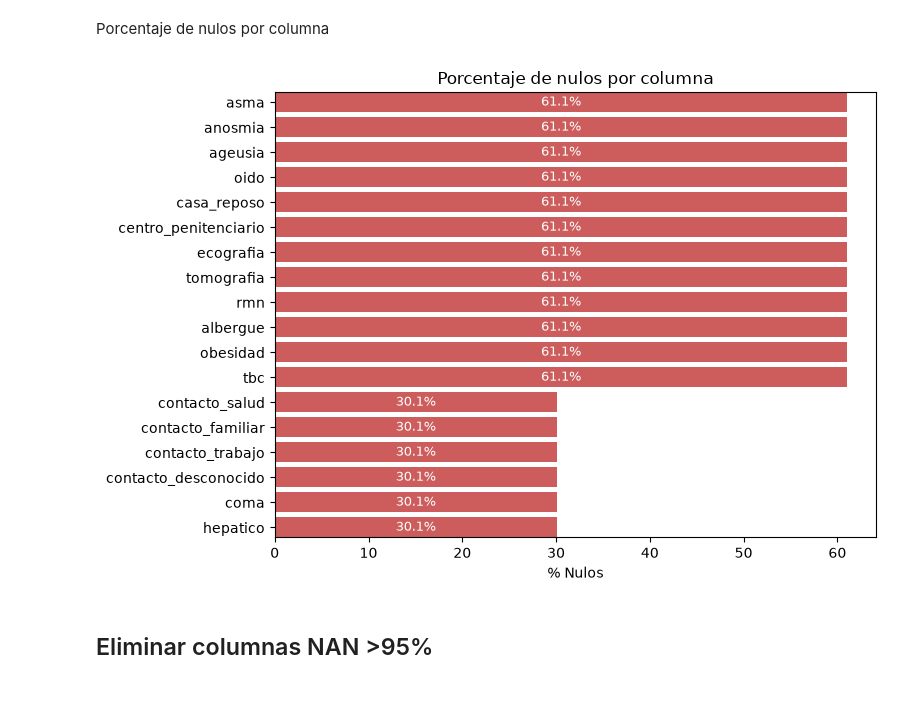
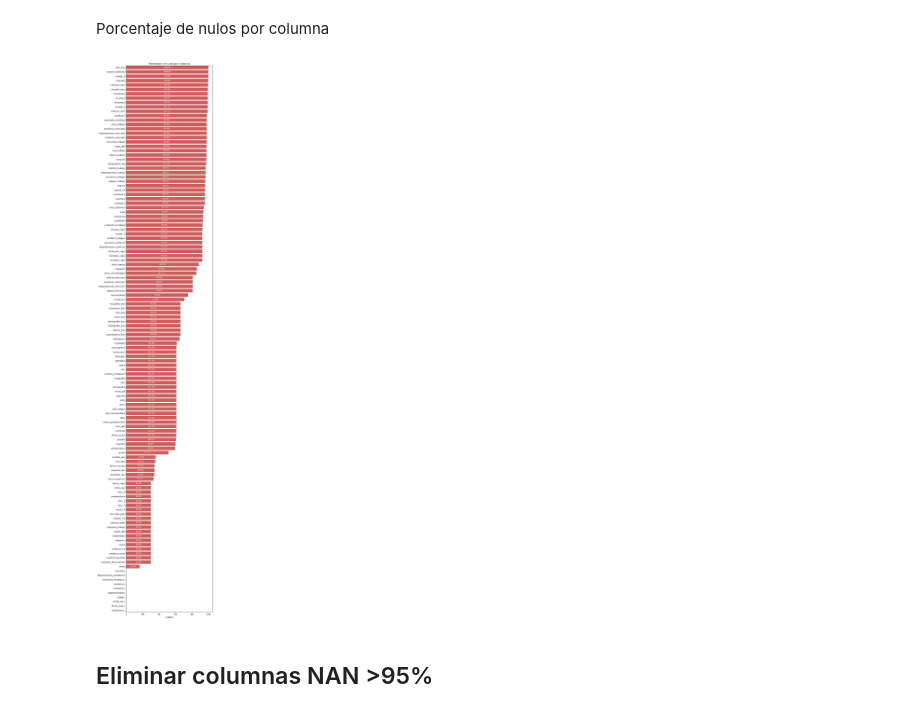
Before and after one commit to mjtemdark/cov19ml, a Jupyter notebook: Trabajo2_ML.ipynb, the cells around one changed output. Saved outputs shown, nothing was run; the diff lists cells and outputs as text; code cells hidden in the pictures.

```diff
--- a/Trabajo2_ML.ipynb
+++ b/Trabajo2_ML.ipynb
@@ -42,34 +57,34 @@ dfini.head(5)
 Porcentaje de nulos por columna
 # %%
 
-missing_pct = (df.isna().sum() / len(df) * 100).sort_values(ascending=False)
+missing_pct = (dfini.isna().sum() / len(dfini) * 100).sort_values(ascending=False)
 missing_pct = missing_pct[missing_pct > 0]
 
 plt.figure(figsize=(8, max(4, len(missing_pct) * 0.3)))
 bars = plt.barh(missing_pct.index, missing_pct.values, color='indianred')
 plt.xlabel('% Nulos')
 plt.title('Porcentaje de nulos por columna')
 plt.gca().invert_yaxis()
 
 plt.margins(y=0)
 
 # add labels centered inside each bar
 for bar in bars:
     width = bar.get_width()
     plt.text(
         width / 2,  # horizontal center of the bar
         bar.get_y() + bar.get_height() / 2,  # vertical center of the bar
         f'{width:.1f}%',
         va='center',
         ha='center',
         fontsize=9,
         color='white'
     )
 
 plt.tight_layout()
 plt.show()
 # %% [output]
-[figure, old version]
+[figure, new version]
 # %% [markdown]
 ## Eliminar columnas NAN >95%
 # %%
```
Also changed, not shown: parts of 12 cells of this notebook.
